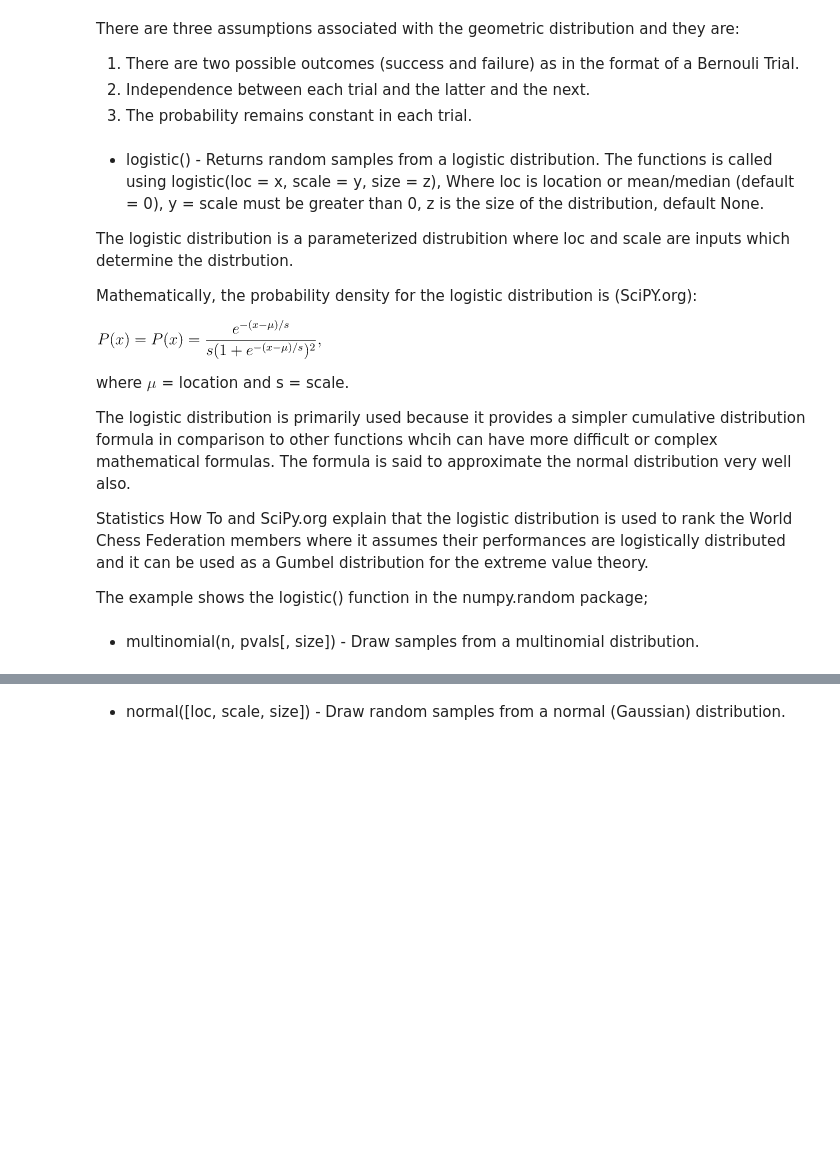
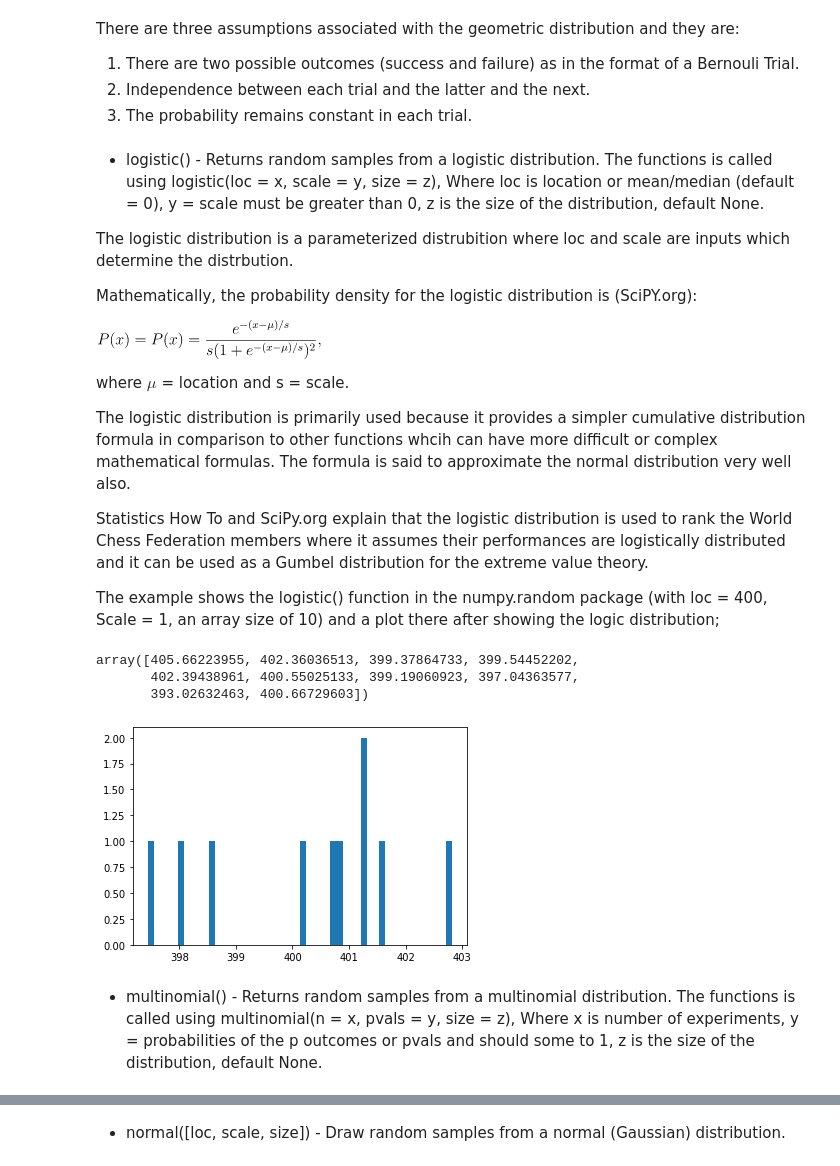
Before and after one commit to garycunningham89/progdataanalysis, a Jupyter notebook: Programming for Data Analysis Assignment.ipynb, the cells around one changed output, grey strips where cells are left out. Saved outputs shown, nothing was run; the diff lists cells and outputs as text; code cells hidden in the pictures; blank space fills up the shorter version.

Commit message:
Updating distributions

```diff
--- a/Programming for Data Analysis Assignment.ipynb
+++ b/Programming for Data Analysis Assignment.ipynb
@@ -396,6 +396,17 @@ The logistic distribution is primarily used because it provides a simpler cumula
 
 Statistics How To and SciPy.org explain that the logistic distribution is used to rank the World Chess Federation members where it assumes their performances are logistically distributed and it can be used as a Gumbel distribution for the extreme value theory.
 
-The example shows the logistic() function in the numpy.random package;
+The example shows the logistic() function in the numpy.random package (with loc = 400, Scale = 1, an array size of 10) and a plot there after showing the logic distribution;
-# %% [markdown]
-- multinomial(n, pvals[, size]) - Draw samples from a multinomial distribution.
+# %%
+np.random.logistic(400, 1, 10)
+# %% [output]
+array([405.66223955, 402.36036513, 399.37864733, 399.54452202,
+       402.39438961, 400.55025133, 399.19060923, 397.04363577,
+       393.02632463, 400.66729603])
+# %%
+logexamp = np.random.logistic(400, 1, 10)
+counts, bins, ignored = plt.hist(logexamp, bins=50)
+# %% [output]
+[figure, added]
+# %% [markdown]
+- multinomial() - Returns random samples from a multinomial distribution. The functions is called using multinomial(n = x, pvals = y, size = z), Where x is number of experiments, y = probabilities of the p outcomes or pvals and should some to 1, z is the size of the distribution, default None.
```
Also changed, not shown: parts of 11 cells of this notebook, 1 other file.
